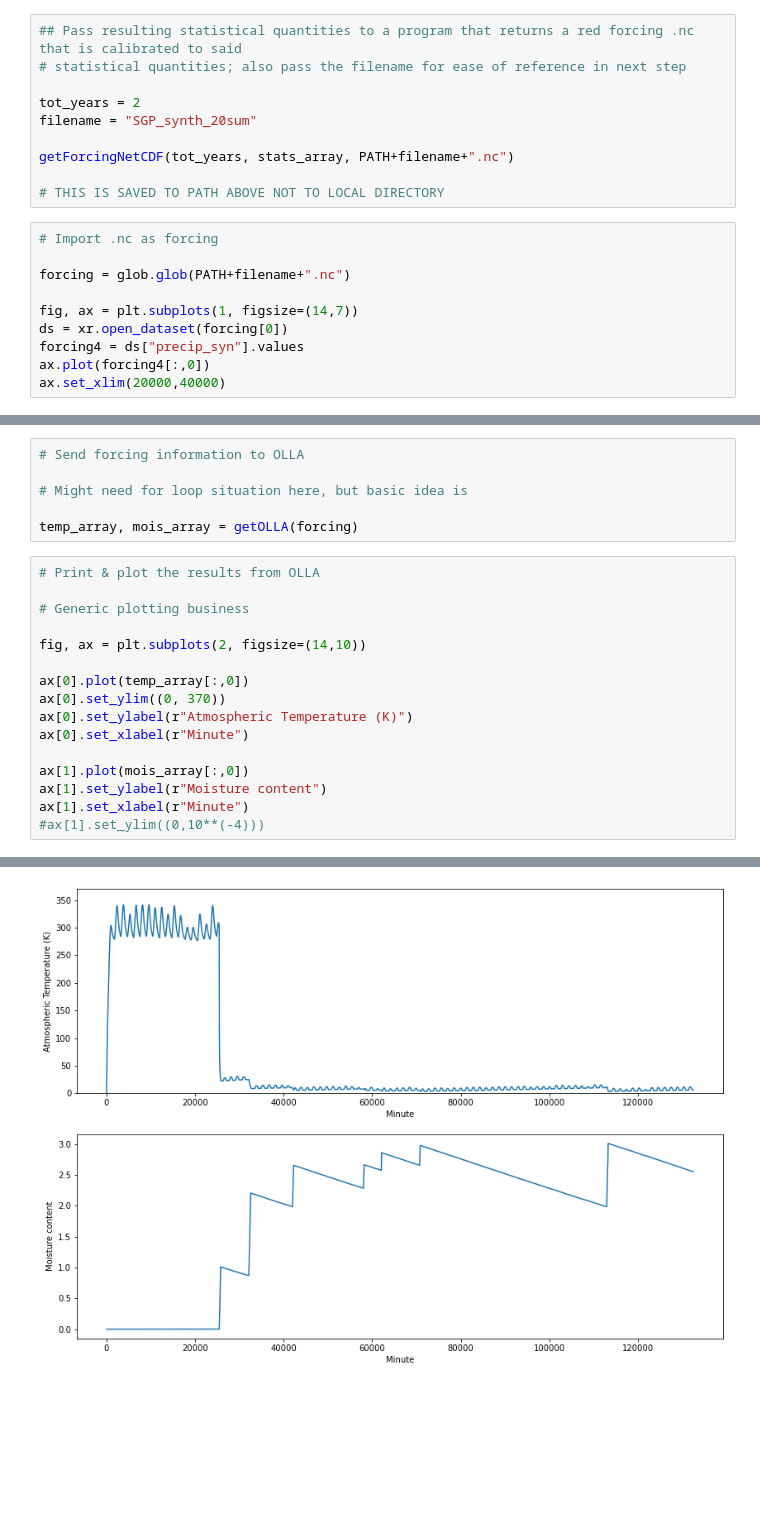
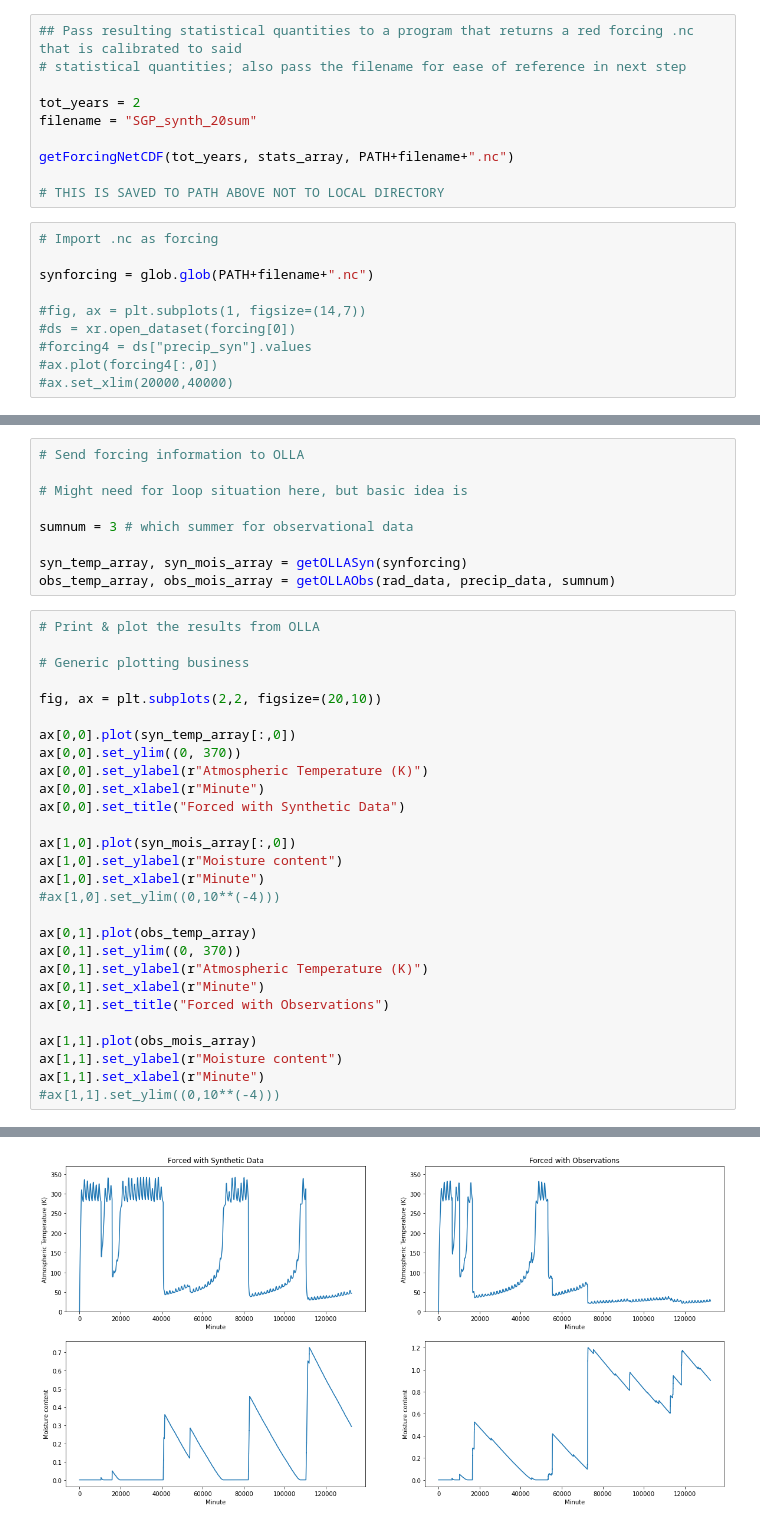
Before and after one commit to adam-bauer-34/climate-simp, a Jupyter notebook: OLLA/MasterOLLA.ipynb, the cells around one changed output, grey strips where cells are left out. Drawn from its saved outputs; the diff is of its cells as text; blank space fills up the shorter version.

Commit message:
forced OLLA with both the synthetic data and observational data. made figures in MasterOLLA to compare the outputs of the two runs.

```diff
--- a/OLLA/MasterOLLA.ipynb
+++ b/OLLA/MasterOLLA.ipynb
@@ -50,10 +50,10 @@ getForcingNetCDF(tot_years, stats_array, PATH+filename+".nc")
 # %%
 # Import .nc as forcing
 
-forcing = glob.glob(PATH+filename+".nc")
+synforcing = glob.glob(PATH+filename+".nc")
 
-fig, ax = plt.subplots(1, figsize=(14,7))
-ds = xr.open_dataset(forcing[0])
-forcing4 = ds["precip_syn"].values
-ax.plot(forcing4[:,0])
-ax.set_xlim(20000,40000)
+#fig, ax = plt.subplots(1, figsize=(14,7))
+#ds = xr.open_dataset(forcing[0])
+#forcing4 = ds["precip_syn"].values
+#ax.plot(forcing4[:,0])
+#ax.set_xlim(20000,40000)
@@ -65,23 +62,38 @@ ax.set_xlim(20000,40000)
 
 # Might need for loop situation here, but basic idea is
 
-temp_array, mois_array = getOLLA(forcing)
+sumnum = 3 # which summer for observational data
+
+syn_temp_array, syn_mois_array = getOLLASyn(synforcing)
+obs_temp_array, obs_mois_array = getOLLAObs(rad_data, precip_data, sumnum)
 # %%
 # Print & plot the results from OLLA
 
 # Generic plotting business
 
-fig, ax = plt.subplots(2, figsize=(14,10))
+fig, ax = plt.subplots(2,2, figsize=(20,10))
 
-ax[0].plot(temp_array[:,0])
-ax[0].set_ylim((0, 370))
-ax[0].set_ylabel(r"Atmospheric Temperature (K)")
-ax[0].set_xlabel(r"Minute")
+ax[0,0].plot(syn_temp_array[:,0])
+ax[0,0].set_ylim((0, 370))
+ax[0,0].set_ylabel(r"Atmospheric Temperature (K)")
+ax[0,0].set_xlabel(r"Minute")
+ax[0,0].set_title("Forced with Synthetic Data")
 
-ax[1].plot(mois_array[:,0])
-ax[1].set_ylabel(r"Moisture content")
-ax[1].set_xlabel(r"Minute")
-#ax[1].set_ylim((0,10**(-4)))
+ax[1,0].plot(syn_mois_array[:,0])
+ax[1,0].set_ylabel(r"Moisture content")
+ax[1,0].set_xlabel(r"Minute")
+#ax[1,0].set_ylim((0,10**(-4)))
+
+ax[0,1].plot(obs_temp_array)
+ax[0,1].set_ylim((0, 370))
+ax[0,1].set_ylabel(r"Atmospheric Temperature (K)")
+ax[0,1].set_xlabel(r"Minute")
+ax[0,1].set_title("Forced with Observations")
+
+ax[1,1].plot(obs_mois_array)
+ax[1,1].set_ylabel(r"Moisture content")
+ax[1,1].set_xlabel(r"Minute")
+#ax[1,1].set_ylim((0,10**(-4)))
 # %% [output]
 Text(0.5, 0, 'Minute')
-[figure, old version]
+[figure, new version]
```
Also changed, not shown: parts of 8 cells of this notebook, 2 other files.
